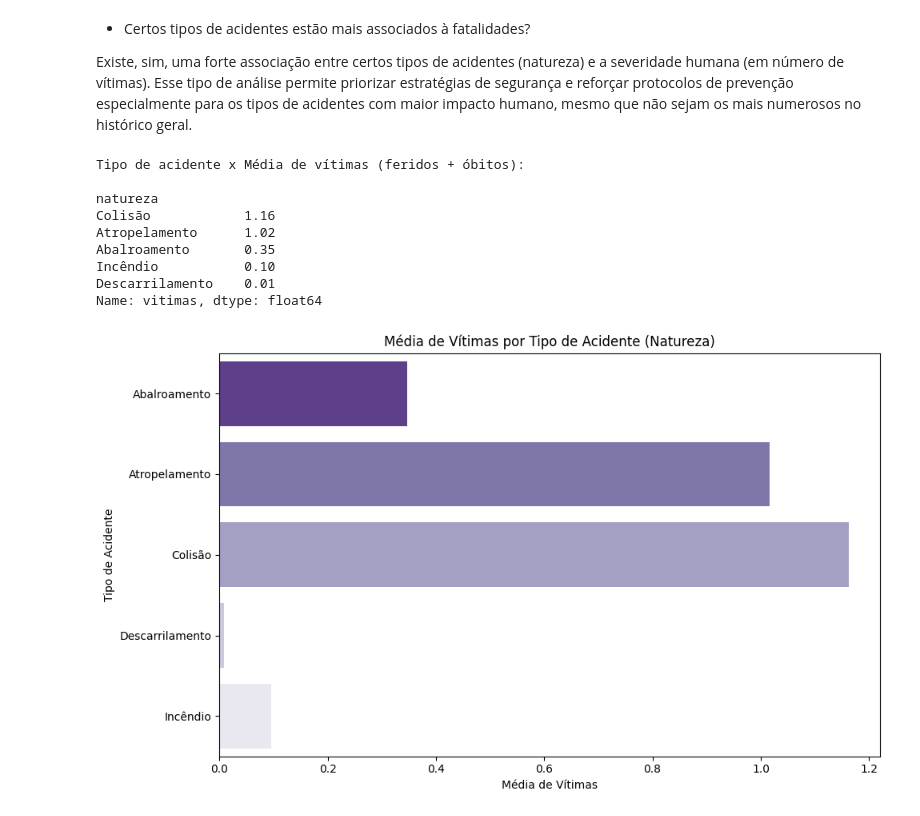
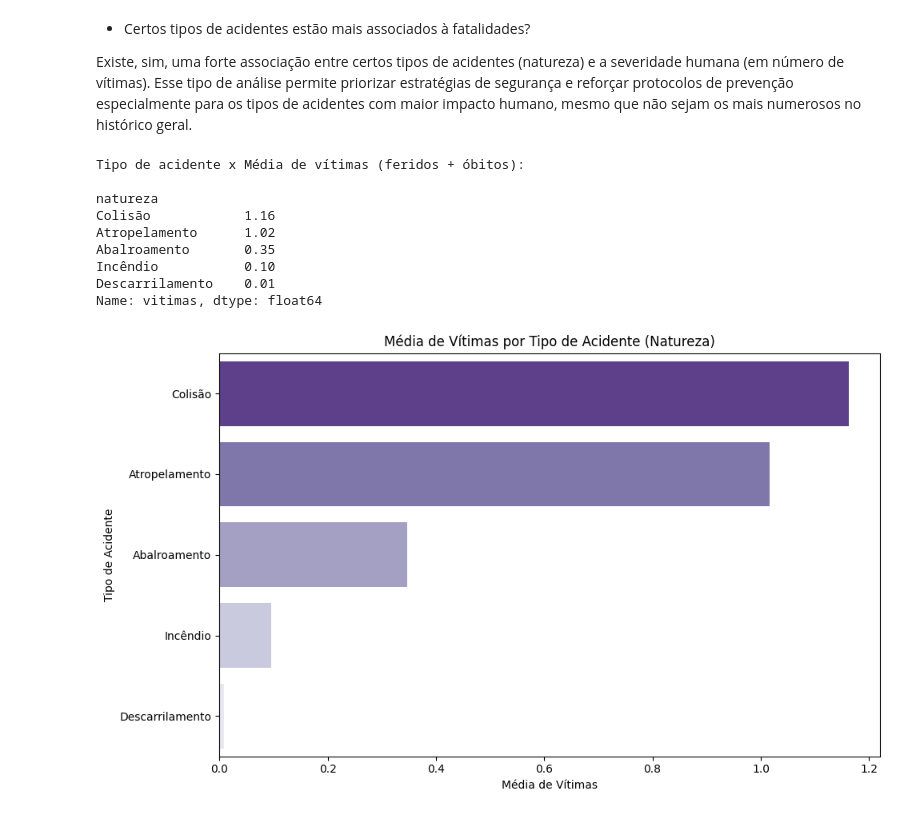
Before and after one commit to fabarroso/MVP1, a Jupyter notebook: MVP1.ipynb, the cells around one changed output. Saved outputs shown, nothing was run; the diff lists cells and outputs as text; code cells hidden in the pictures.

```diff
--- a/MVP1.ipynb
+++ b/MVP1.ipynb
@@ -856,31 +860,36 @@ Existe, sim, uma forte associação entre certos tipos de acidentes (natureza) e
 # %%
 # Certos tipos de acidentes estão mais associados à fatalidades?
 
 print("\nTipo de acidente x Média de vítimas (feridos + óbitos):\n")
 
 # Criação de coluna com total de vítimas
 df['vitimas'] = df['n_feridos'].fillna(0) + df['n_obitos'].fillna(0)
 
 # Agrupamento por tipo de acidente (natureza)
 vitimas_por_tipo = df.groupby('natureza')['vitimas'].mean().sort_values(ascending=False)
 print(vitimas_por_tipo.round(2))
 
 # Gráfico
 plt.figure(figsize=(10,6))
-sns.barplot(x=vitimas_por_tipo.values, y=vitimas_por_tipo.index, palette='Purples_r')
+sns.barplot(
+    x=vitimas_por_tipo.values,
+    y=vitimas_por_tipo.index,
+    order=vitimas_por_tipo.index,
+    palette='Purples_r'
+)
 plt.title('Média de Vítimas por Tipo de Acidente (Natureza)')
 plt.xlabel('Média de Vítimas')
 plt.ylabel('Tipo de Acidente')
 plt.tight_layout()
 plt.show()
 # %% [output]
 Tipo de acidente x Média de vítimas (feridos + óbitos):
 
 natureza
 Colisão            1.16
 Atropelamento      1.02
 Abalroamento       0.35
 Incêndio           0.10
 Descarrilamento    0.01
 Name: vitimas, dtype: float64
-[figure, old version]
+[figure, new version]
```
Also changed, not shown: parts of 1 cell of this notebook.
